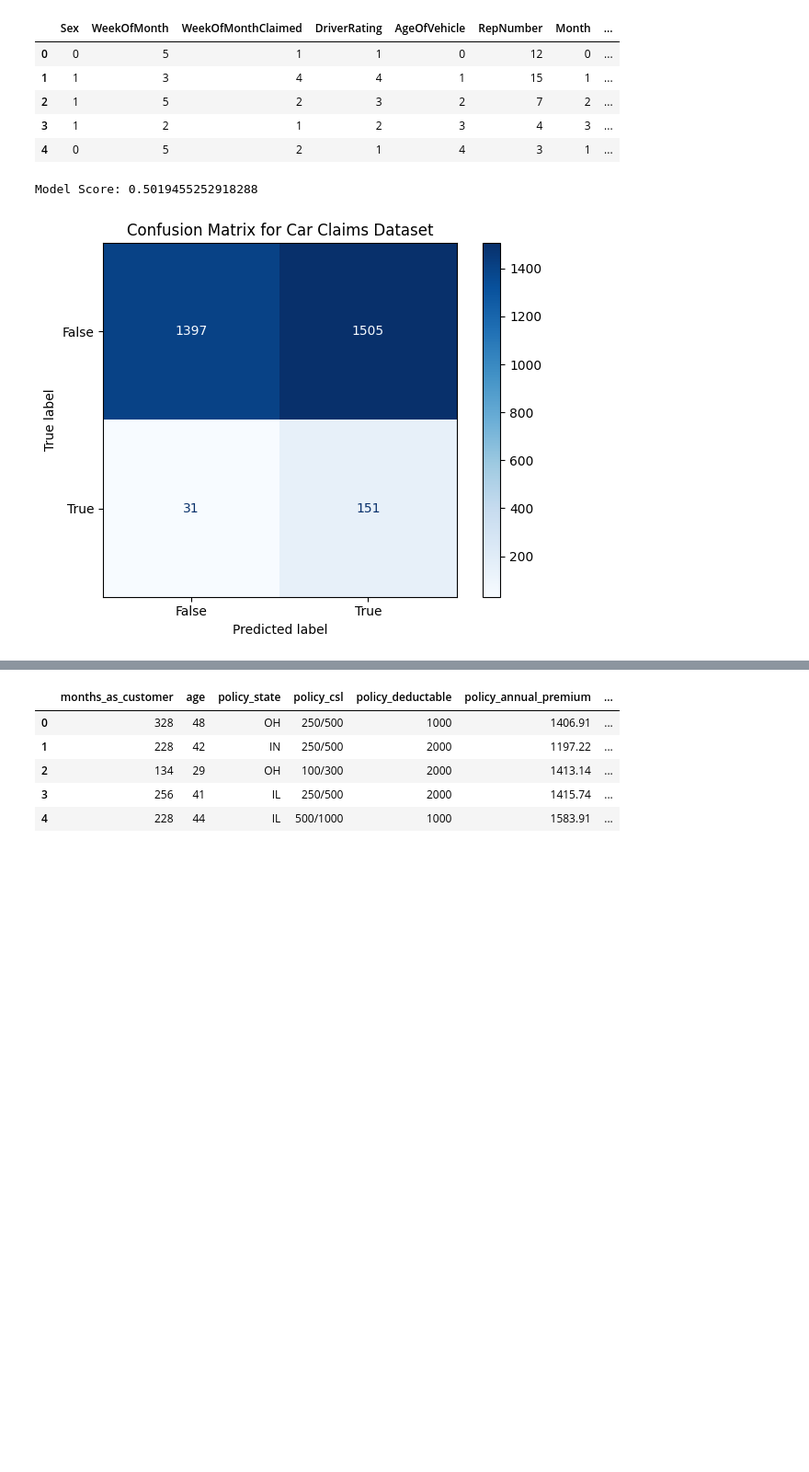
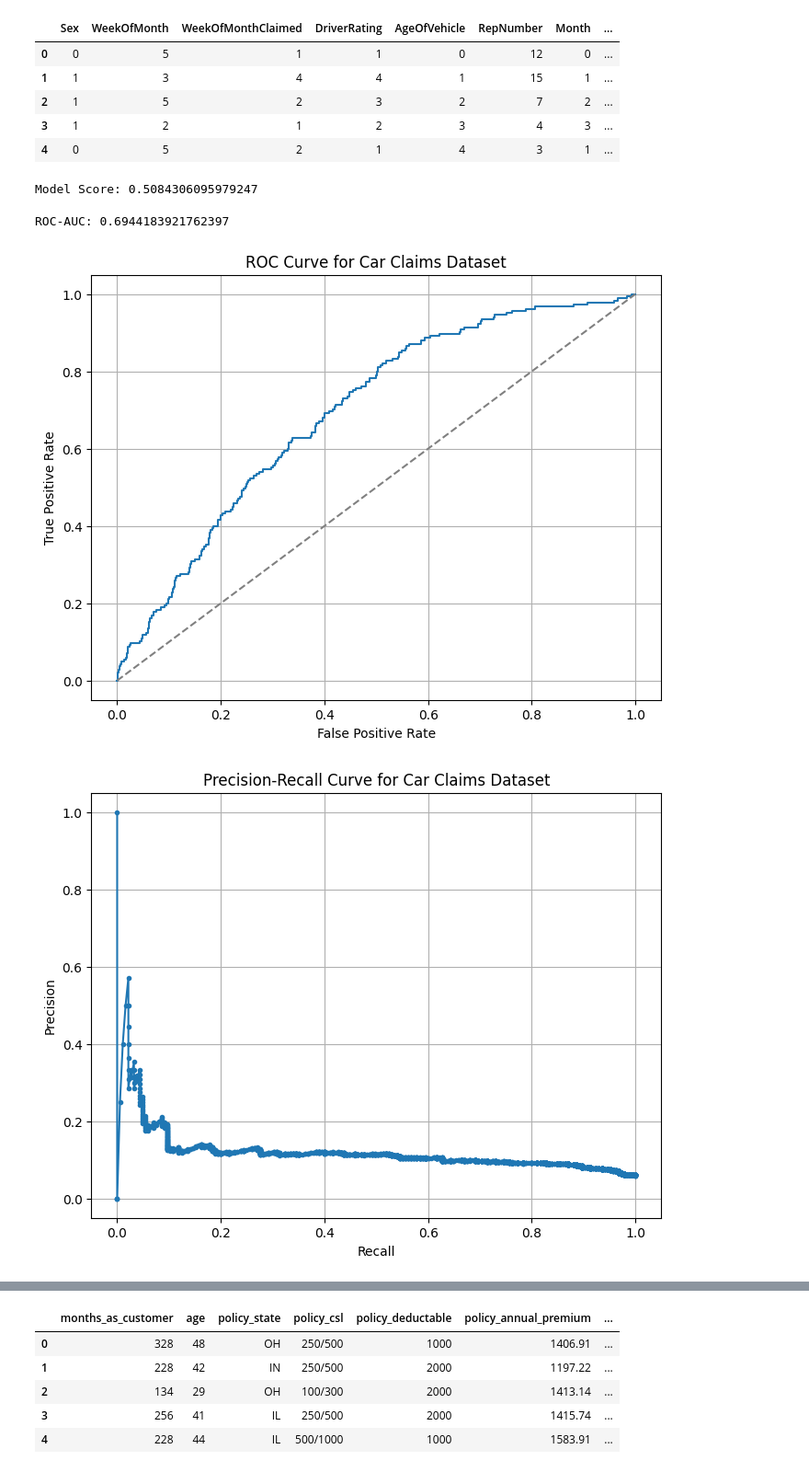
Before and after one commit to jtvon/799S-Data-Science-Capstone, a Jupyter notebook: Week-1-jupyter-notebook.ipynb, the cells around one changed output, grey strips where cells are left out. Shown at 92% size. Drawn from its saved outputs; the diff is of its cells as text; code cells hidden in the pictures; blank space fills up the shorter version.

```diff
--- a/Week-1-jupyter-notebook.ipynb
+++ b/Week-1-jupyter-notebook.ipynb
@@ -16,6 +25,6 @@ from sklearn.metrics import ConfusionMatrixDisplay, confusion_matrix
 # %%
 # Analyzing the carclaims_cleaned dataset
-df_car = pd.read_csv('C:/Users/JT von Seggern/DS Masters Repos/2025-spring-B2/data/carclaims_cleaned.csv')
+df_car = pd.read_csv('C:/Users/JT von Seggern/DS Masters Repos/799S-Data-Science-Capstone/data/carclaims_cleaned.csv')
 pd.set_option('display.max_columns', None)
 df_car.head()
 # %% [output]
@@ -119,7 +761,7 @@ from sklearn.model_selection import train_test_split
 car_cols = list(vif_car_data[vif_car_data['VIF'] < 10]['Feature'])
 
 # Split the data into train and test sets
-X_car_train, X_car_test, y_car_train, y_car_test = train_test_split(X_car_encode[car_cols], y_car_encode, test_size=.2, random_state=0)
+X_car_train, X_car_test, y_car_train, y_car_test = train_test_split(X_car_encode[car_cols], y_car_encode, test_size=.2, random_state=0, stratify=y_car_encode)
 # %%
 #Scale the data
 from sklearn.preprocessing import StandardScaler
@@ -148,14 +790,41 @@ score_car = lm_car.score(X_car_test_scaled, y_car_test)
 # Display the results
 print(f"Model Score: {score_car}")
 # %% [output]
-Model Score: 0.5019455252918288
+Model Score: 0.5084306095979247
 # %%
+# Print the F1 score and Auc chart
+from sklearn.metrics import classification_report, roc_auc_score, roc_curve
+
+# Plot the auc chart
+print(f"ROC-AUC: {roc_auc_score(y_car_test, lm_car.predict_proba(X_car_test_scaled)[:,1])}")
+plt.figure(figsize=(8, 6))
+fpr, tpr, _ = roc_curve(y_car_test, lm_car.predict_proba(X_car_test_scaled)[:,1])
+plt.plot(fpr, tpr)
+plt.plot([0, 1], [0, 1], linestyle='--', color='gray')
+plt.title('ROC Curve for Car Claims Dataset')
+plt.xlabel('False Positive Rate')
+plt.ylabel('True Positive Rate')
+plt.grid()
+plt.show()
+
+# Precision-Recall Curve
+plt.figure(figsize=(8, 6))
+precision, recall, _ = precision_recall_curve(y_car_test, lm_car.predict_proba(X_car_test_scaled)[:,1])
+plt.plot(recall, precision, marker='.')
+plt.title('Precision-Recall Curve for Car Claims Dataset')
+plt.xlabel('Recall')
+plt.ylabel('Precision')
+plt.grid()
+plt.show()
+
 # Plot the confusion matrix
 cm_car = confusion_matrix(y_car_test, y_car_pred)
 disp_car = ConfusionMatrixDisplay(confusion_matrix=cm_car, display_labels=['False', 'True'])
 disp_car.plot(cmap=plt.cm.Blues)
 plt.title(f'Confusion Matrix for Car Claims Dataset')
 plt.tight_layout()
 plt.show()
 # %% [output]
+ROC-AUC: 0.6944183921762397
-[figure, old version]
+[figure, new version]
+[figure, added]
```
Also changed, not shown: parts of 20 cells of this notebook, 1 other file.
